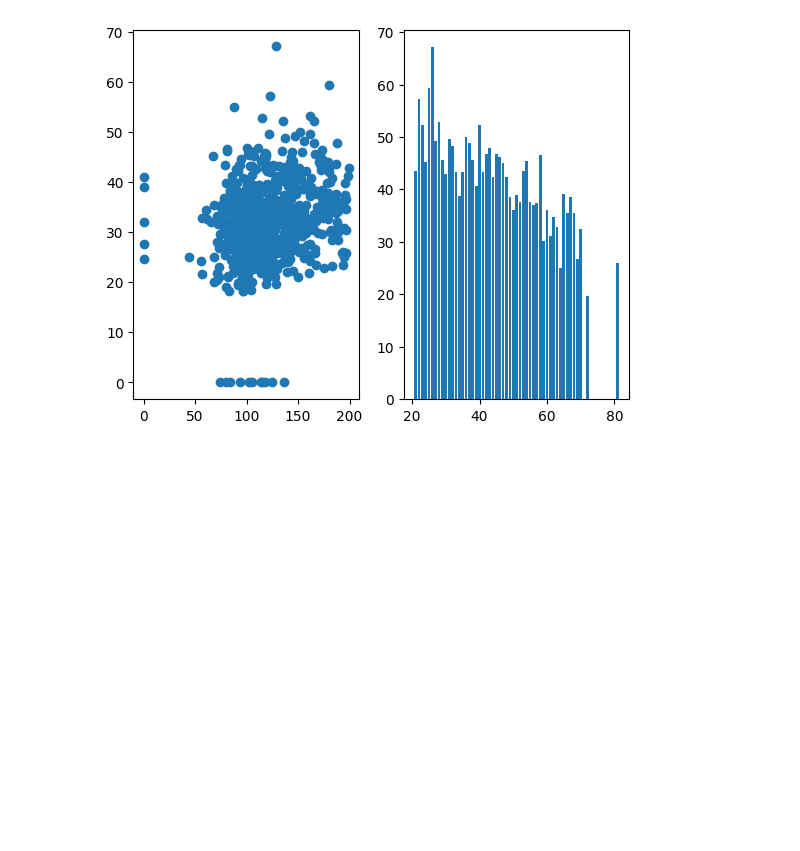
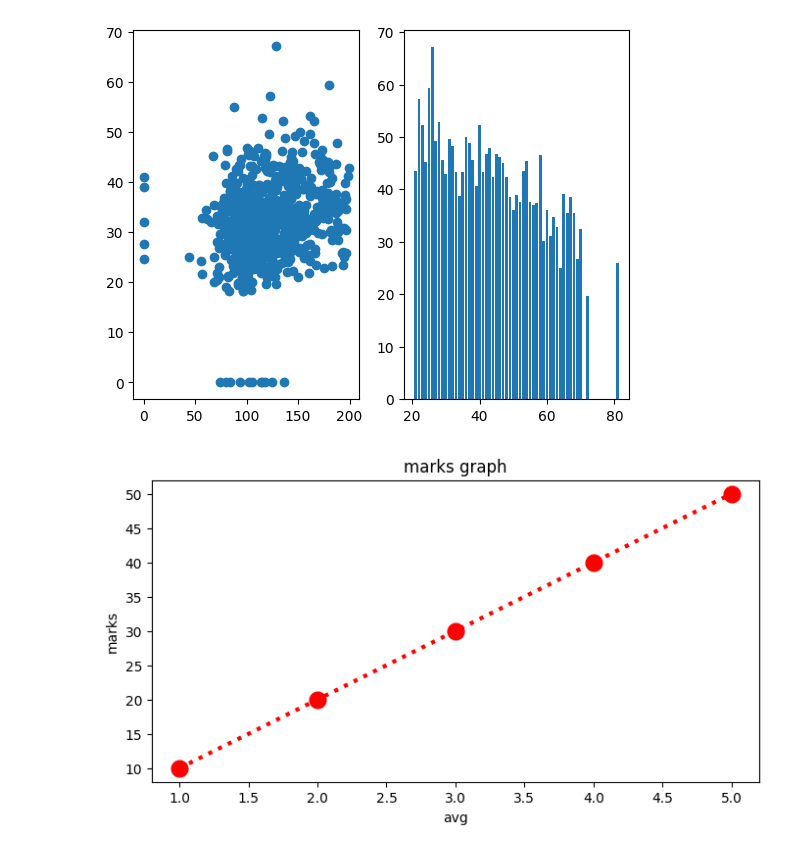
Before and after one commit to Shubhamlawate/Data-engineer-python-sql-, a Jupyter notebook: Untitled0.ipynb, the cells around one changed output. Cells and saved outputs as stored; diff of their text form; code cells hidden in the pictures; blank space fills up the shorter version.

```diff
--- a/Untitled0.ipynb
+++ b/Untitled0.ipynb
@@ -53,3 +53,14 @@ plt.savefig('plot.png')
 plt.show()
 # %% [output]
 [figure]
+# %%
+x=[1,2,3,4,5]
+y=[10,20,30,40,50]
+plt.figure(figsize=(8,4))
+plt.title("marks graph")
+plt.ylabel("marks")
+plt.xlabel("avg")
+plt.plot(x,y,color="r",marker="o",linestyle=":",linewidth=3,markersize=12)
+plt.show()
+# %% [output]
+[figure, added]
```
Also changed, not shown: parts of 1 cell of this notebook.
